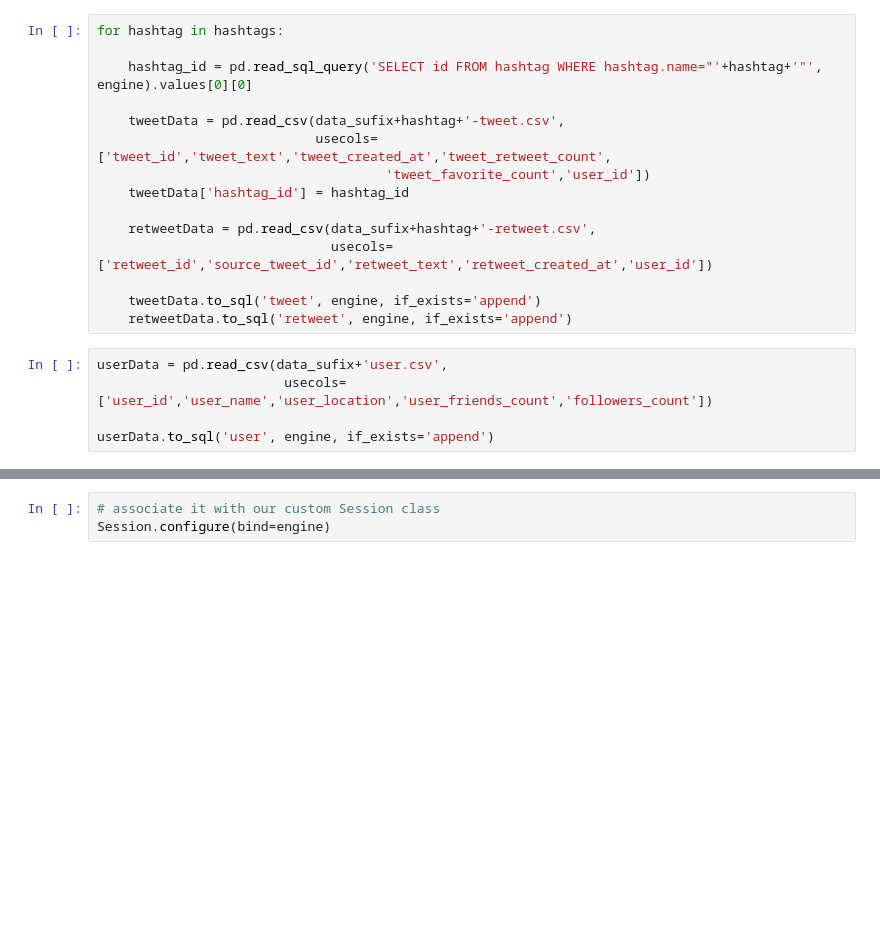
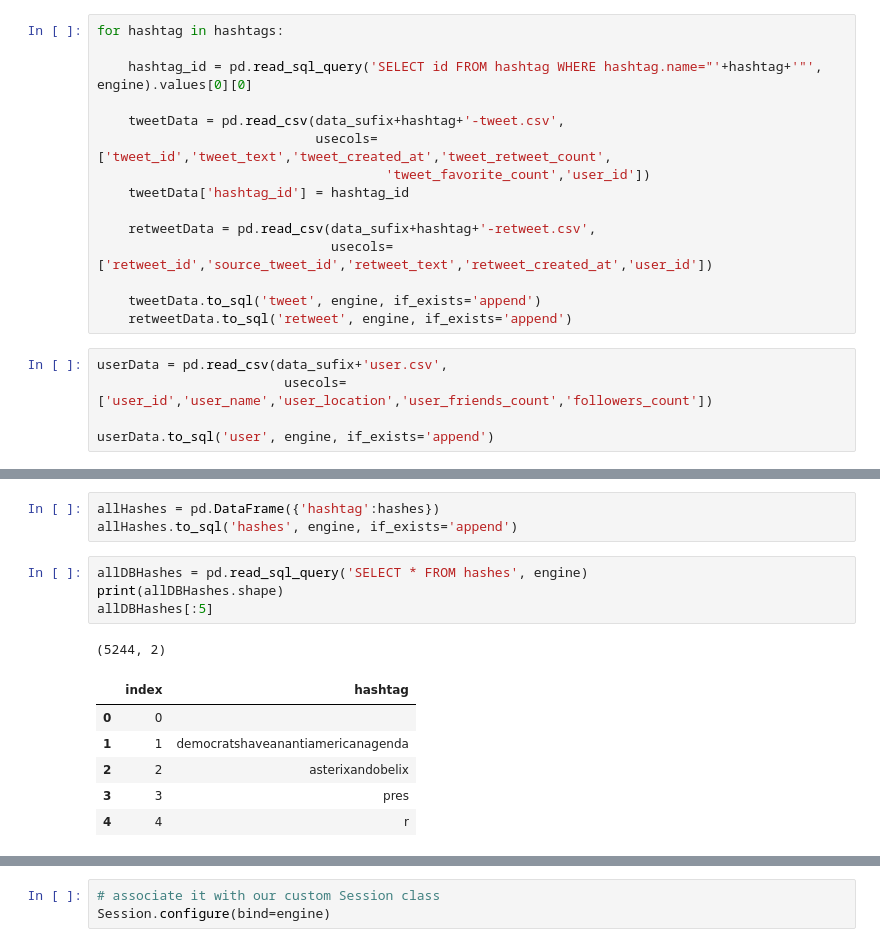
Before and after one commit to annaaniol/DataExploration, a Jupyter notebook: database.ipynb, the cells around one changed output, grey strips where cells are left out. Saved outputs shown, nothing was run; the diff lists cells and outputs as text; blank space fills up the shorter version.

```diff
--- a/database.ipynb
+++ b/database.ipynb
@@ -44,0 +88,15 @@ userData.to_sql('user', engine, if_exists='append')
+# %%
+allHashes = pd.DataFrame({'hashtag':hashes})
+allHashes.to_sql('hashes', engine, if_exists='append')
+# %%
+allDBHashes = pd.read_sql_query('SELECT * FROM hashes', engine)
+print(allDBHashes.shape)
+allDBHashes[:5]
+# %% [output]
+(5244, 2)
+|  | index | hashtag |
+| 0 | 0 |  |
+| 1 | 1 | democratshaveanantiamericanagenda |
+| 2 | 2 | asterixandobelix |
+| 3 | 3 | pres |
+| 4 | 4 | r |
```
Also changed, not shown: parts of 5 cells of this notebook.
